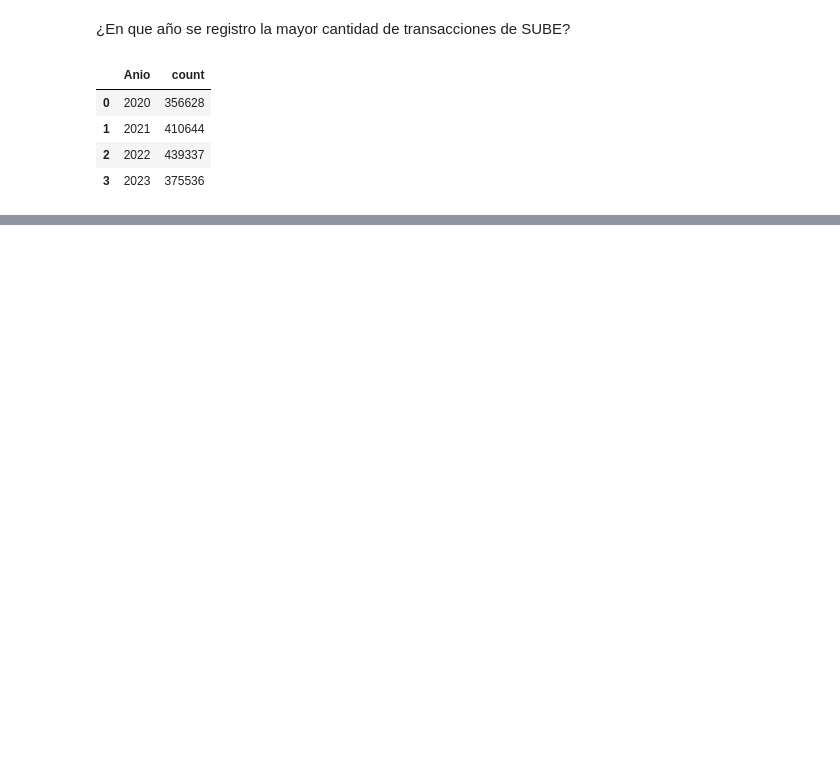
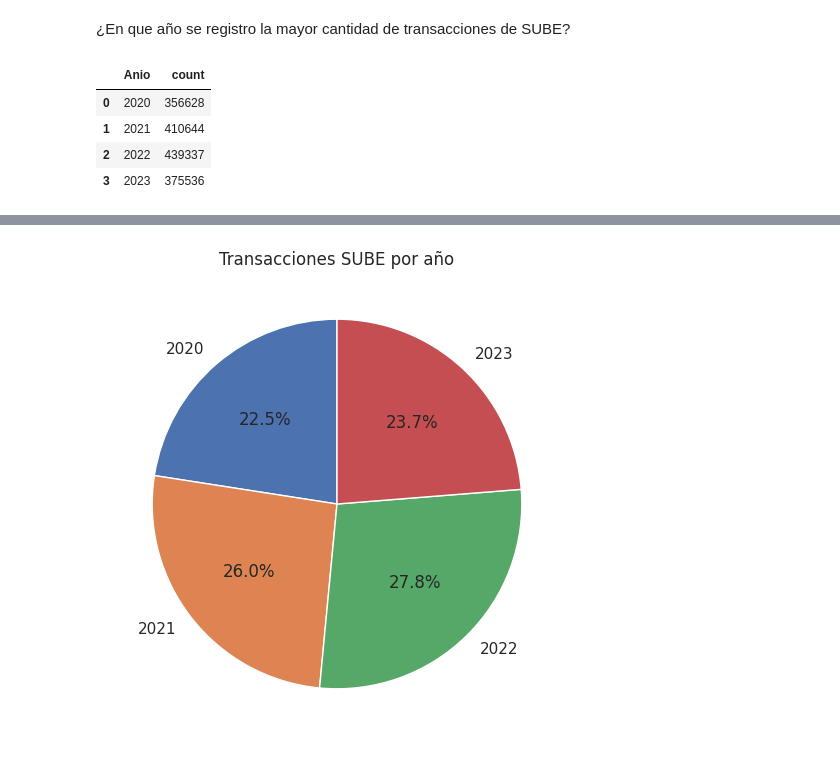
Before and after one commit to matiasfeliu92/Transacciones_Sube, a Jupyter notebook: Transacciones_SUBE_data.ipynb, the cells around one changed output, grey strips where cells are left out. Cells and saved outputs as stored; diff of their text form; code cells hidden in the pictures; blank space fills up the shorter version.

```diff
--- a/Transacciones_SUBE_data.ipynb
+++ b/Transacciones_SUBE_data.ipynb
@@ -143,0 +151,18 @@ fig.show()
+# %%
+## PLOTLY
+# fig = px.pie(df_Transacciones_SUBE_por_anio, values='count', names='Anio', title='Transacciones SUBE por año')
+# fig.show()
+
+## MATPLOTLIB
+valores = df_Transacciones_SUBE_por_anio['count']
+nombres = df_Transacciones_SUBE_por_anio['Anio']
+
+sns.set()
+
+plt.figure(figsize=(6, 6))
+plt.pie(valores, labels=nombres, autopct='%1.1f%%', startangle=90)
+plt.title('Transacciones SUBE por año')
+
+plt.show()
+# %% [output]
+[figure, added]
```
Also changed, not shown: parts of 11 cells of this notebook.
